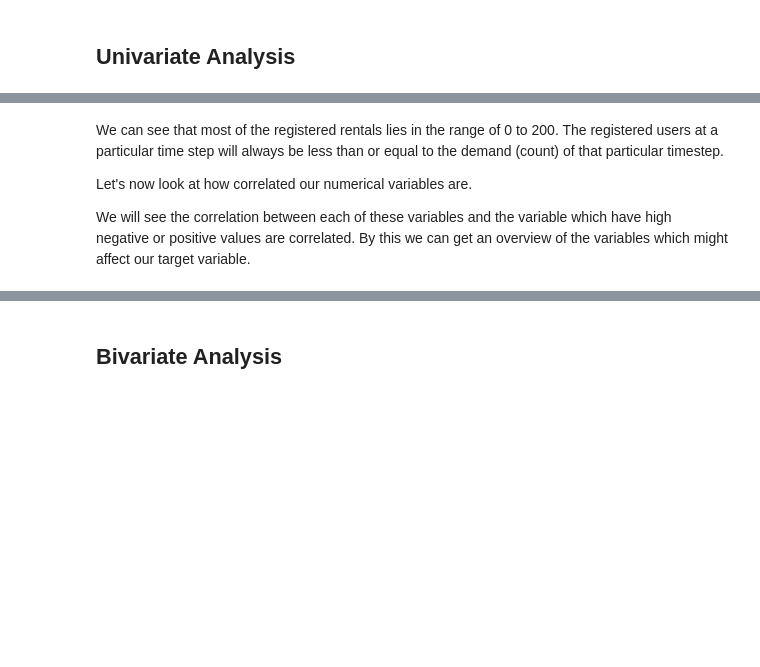
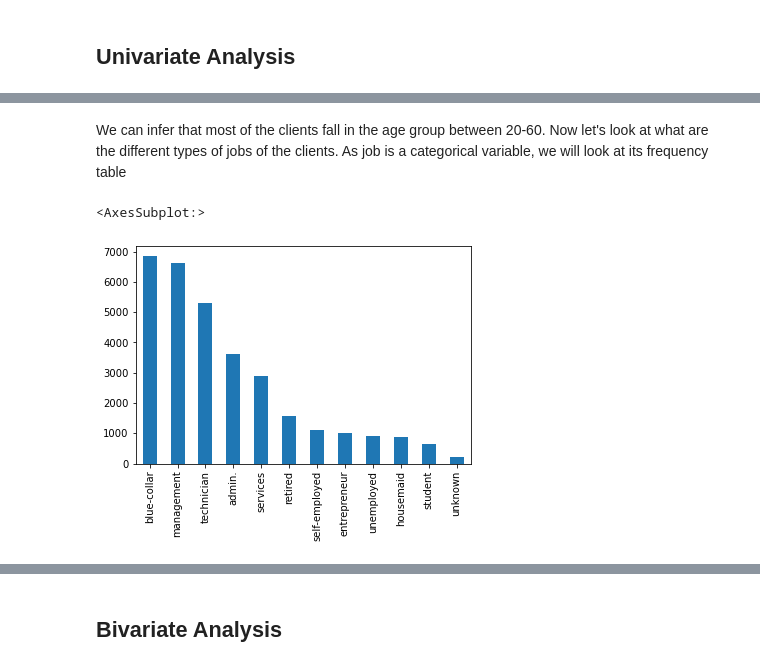
Before and after one commit to SoumaryaBasak/Projects, a Jupyter notebook: Benchmark solution.ipynb, the cells around one changed output, grey strips where cells are left out. Drawn from its saved outputs; the diff is of its cells as text; code cells hidden in the pictures; blank space fills up the shorter version.

```diff
--- a/Benchmark solution.ipynb
+++ b/Benchmark solution.ipynb
@@ -109,6 +127,7 @@ sn.distplot(train["registered"])
-# %% [markdown]
-We can see that most of the registered rentals lies in the range of 0 to 200. The registered users at a particular time step will always be less than or equal to the demand (count) of that particular timestep.
-
-Let's now look at how correlated our numerical variables are.
-
-We will see the correlation between each of these variables and the variable which have high negative or positive values are correlated. By this we can get an overview of the variables which might affect our target variable.
+# %% [markdown]
+We can infer that most of the clients fall in the age group between 20-60. Now let's look at what are the different types of jobs of the clients. As job is a categorical variable, we will look at its frequency table
+# %%
+train['job'].value_counts().plot.bar()
+# %% [output]
+<AxesSubplot:>
+[figure, added]
```
Also changed, not shown: parts of 110 cells of this notebook.
